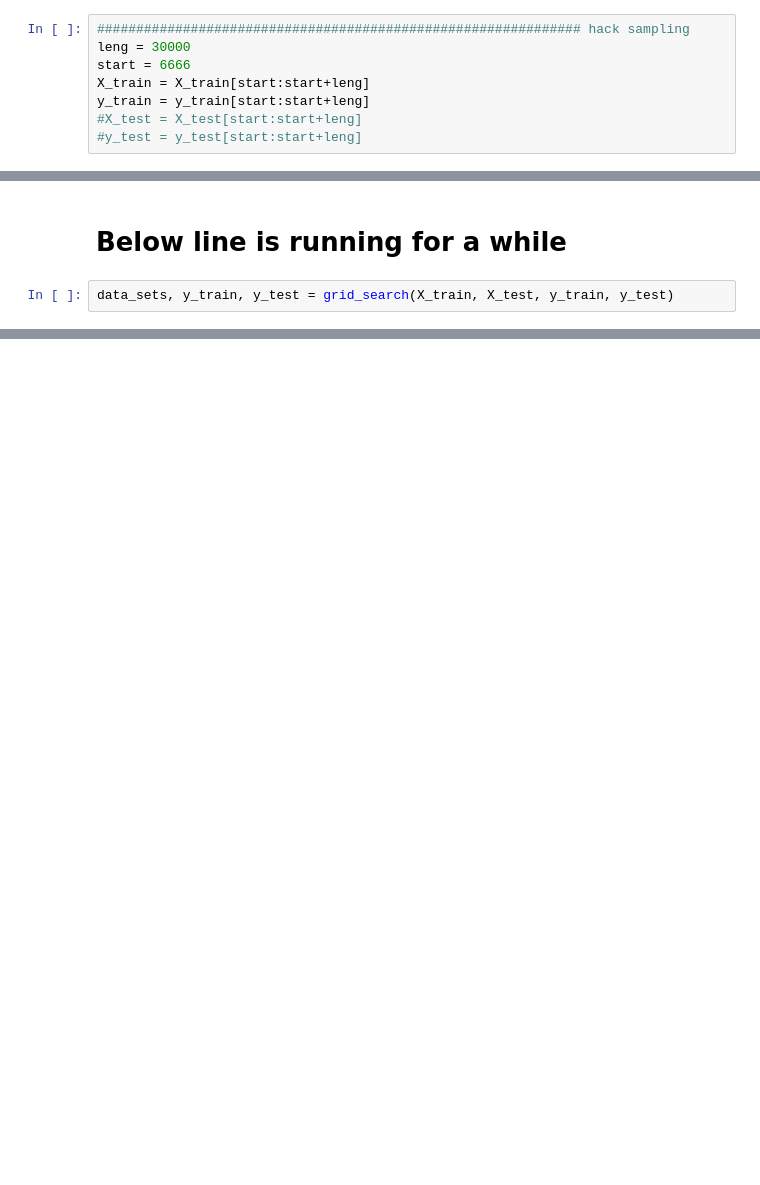
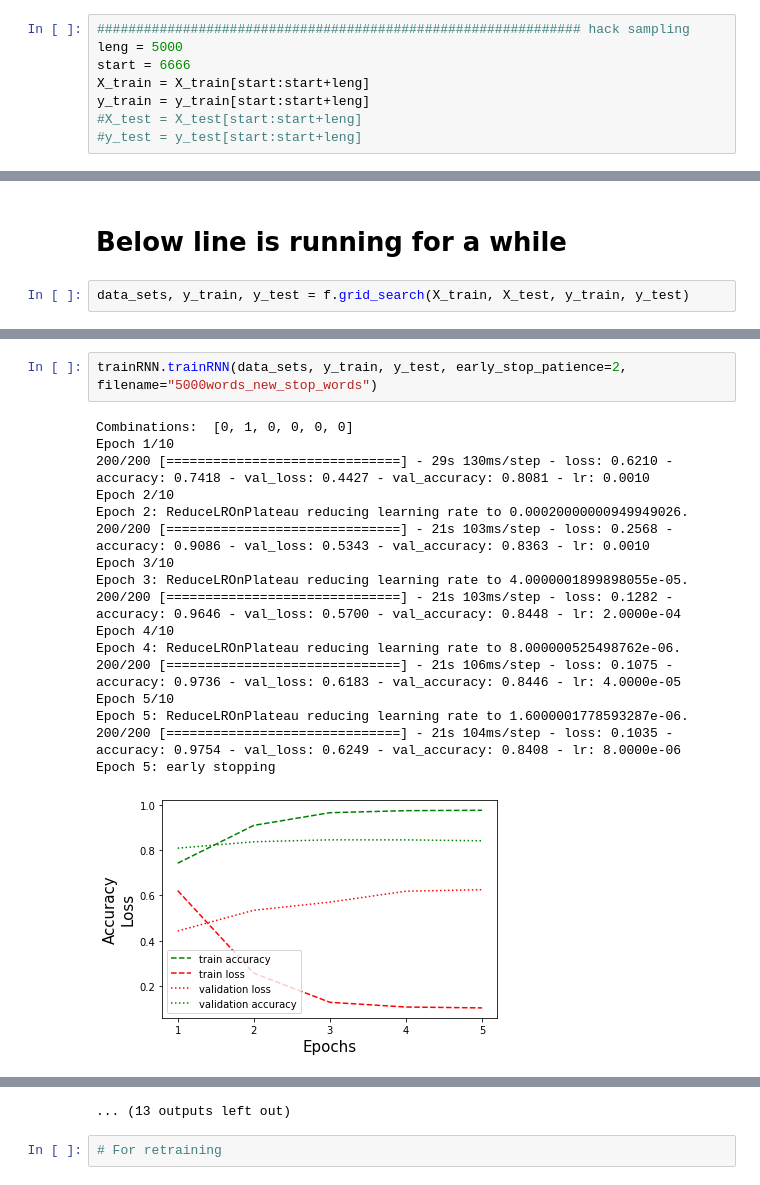
Before and after one commit to csipapicsa/2ndYearProject-NLP, a Jupyter notebook: Simple pipeline.ipynb, the cells around one changed output, grey strips where cells are left out. Drawn from its saved outputs; the diff is of its cells as text; blank space fills up the shorter version.

```diff
--- a/Simple pipeline.ipynb
+++ b/Simple pipeline.ipynb
@@ -33,7 +29,7 @@ y_train = pp.sentiment_converter(y_train, sent_dict)
 y_test = pp.sentiment_converter(y_test, sent_dict)
 # %%
 ############################################################## hack sampling
-leng = 30000
+leng = 5000
 start = 6666
 X_train = X_train[start:start+leng]
 y_train = y_train[start:start+leng]
@@ -98,4 +40,4 @@ def grid_search(train_list, test_list, y_train, y_test):
 # %% [markdown]
 # Below line is running for a while
 # %%
-data_sets, y_train, y_test = grid_search(X_train, X_test, y_train, y_test)
+data_sets, y_train, y_test = f.grid_search(X_train, X_test, y_train, y_test)
@@ -293,0 +44,20 @@ Epoch 6: early stopping
+# %%
+trainRNN.trainRNN(data_sets, y_train, y_test, early_stop_patience=2, filename="5000words_new_stop_words")
+# %% [output]
+Combinations:  [0, 1, 0, 0, 0, 0]
+Epoch 1/10
+200/200 [==============================] - 29s 130ms/step - loss: 0.6210 - accuracy: 0.7418 - val_loss: 0.4427 - val_accuracy: 0.8081 - lr: 0.0010
+Epoch 2/10
+Epoch 2: ReduceLROnPlateau reducing learning rate to 0.00020000000949949026.
+200/200 [==============================] - 21s 103ms/step - loss: 0.2568 - accuracy: 0.9086 - val_loss: 0.5343 - val_accuracy: 0.8363 - lr: 0.0010
+Epoch 3/10
+Epoch 3: ReduceLROnPlateau reducing learning rate to 4.0000001899898055e-05.
+200/200 [==============================] - 21s 103ms/step - loss: 0.1282 - accuracy: 0.9646 - val_loss: 0.5700 - val_accuracy: 0.8448 - lr: 2.0000e-04
+Epoch 4/10
+Epoch 4: ReduceLROnPlateau reducing learning rate to 8.000000525498762e-06.
+200/200 [==============================] - 21s 106ms/step - loss: 0.1075 - accuracy: 0.9736 - val_loss: 0.6183 - val_accuracy: 0.8446 - lr: 4.0000e-05
+Epoch 5/10
+Epoch 5: ReduceLROnPlateau reducing learning rate to 1.6000001778593287e-06.
+200/200 [==============================] - 21s 104ms/step - loss: 0.1035 - accuracy: 0.9754 - val_loss: 0.6249 - val_accuracy: 0.8408 - lr: 8.0000e-06
+Epoch 5: early stopping
+[figure, added]
@@ -293,0 +139,3 @@ Epoch 6: early stopping
+... (13 outputs left out)
+# %%
+# For retraining
```
Also changed, not shown: parts of 13 cells of this notebook, 12 other files.
